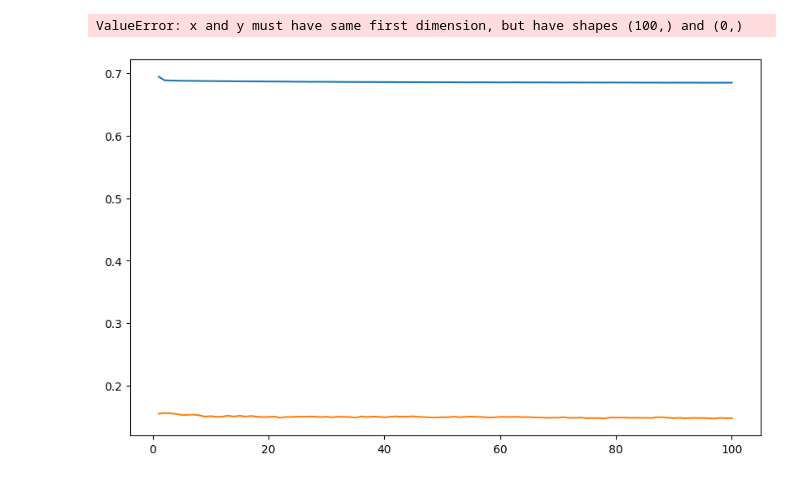
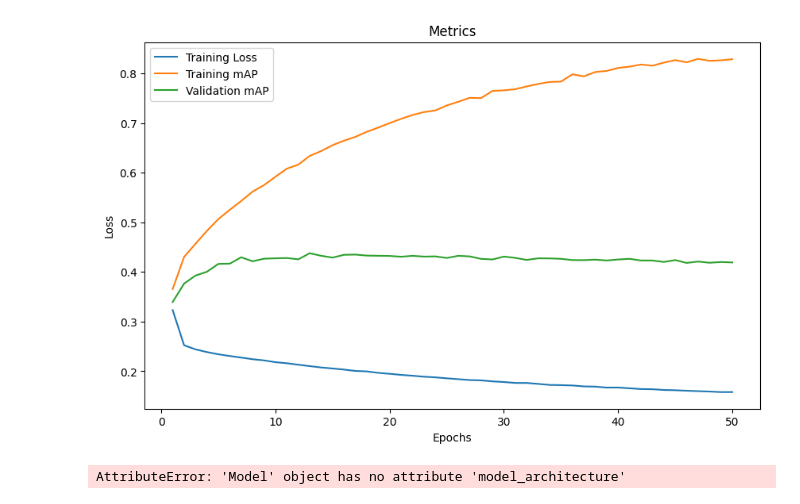
Before and after one commit to justin-pinheiro/TAAC_project, a Jupyter notebook: project.ipynb, the cells around one changed output. Drawn from its saved outputs; the diff is of its cells as text; code cells hidden in the pictures.

Commit message:
Improved model with 0.43 mAP by introducing more layers

```diff
--- a/project.ipynb
+++ b/project.ipynb
@@ -22,12 +24,21 @@ utilities = Utilities("SoccerNet")
 # %%
 from data_loading import DataLoading
 
-batch_size = 16
+batch_size = 32
 fps = 2
 chunk_length = 60
 
 train_dataloading = DataLoading("SoccerNet", fps, chunk_length, batch_size, split_type="train")
 val_dataloading = DataLoading("SoccerNet", fps, chunk_length, batch_size, split_type="valid")
+test_dataloading = DataLoading("SoccerNet", fps, chunk_length, batch_size, split_type="test")
 
 train_loader = train_dataloading.get_dataloader()
 val_loader = val_dataloading.get_dataloader()
+test_loader = test_dataloading.get_dataloader()
+
+print("Training data distribution:")
+train_dataloading.show_label_distribution()
+print("Validation data distribution:")
+val_dataloading.show_label_distribution()
+print("Test data distribution:")
+test_dataloading.show_label_distribution()
@@ -41,8 +59,6 @@ from training import Trainer
 
 model = model.Model(input_dim=512, num_classes=17)
 # %%
-trainer = Trainer(model, train_loader, val_loader, epochs=100, batch_size=batch_size, prediction_threshold=0.4)
-
-# Train the model
+trainer = Trainer(model, train_loader, val_loader, epochs=100, batch_size=batch_size, prediction_threshold=0.5)
 trainer.train()
 # %% [output]
@@ -66,5 +82,8 @@ Epoch 100/100: Loss = 0.69, mAP = 0.15
-ValueError: x and y must have same first dimension, but have shapes (100,) and (0,)
-[figure, old version]
+[figure, new version]
+# %%
+trainer.save_checkpoint("weights/model_0_1.pth")
+# %% [output]
+AttributeError: 'Model' object has no attribute 'model_architecture'
 # %%
 # Downloading the videos of the 500 games
 mySoccerNetDownloader.downloadGames(files=["1_224p.mkv", "2_224p.mkv"], split=["train","valid","test","challenge"])
```
Also changed, not shown: parts of 4 cells of this notebook, 3 other files.
